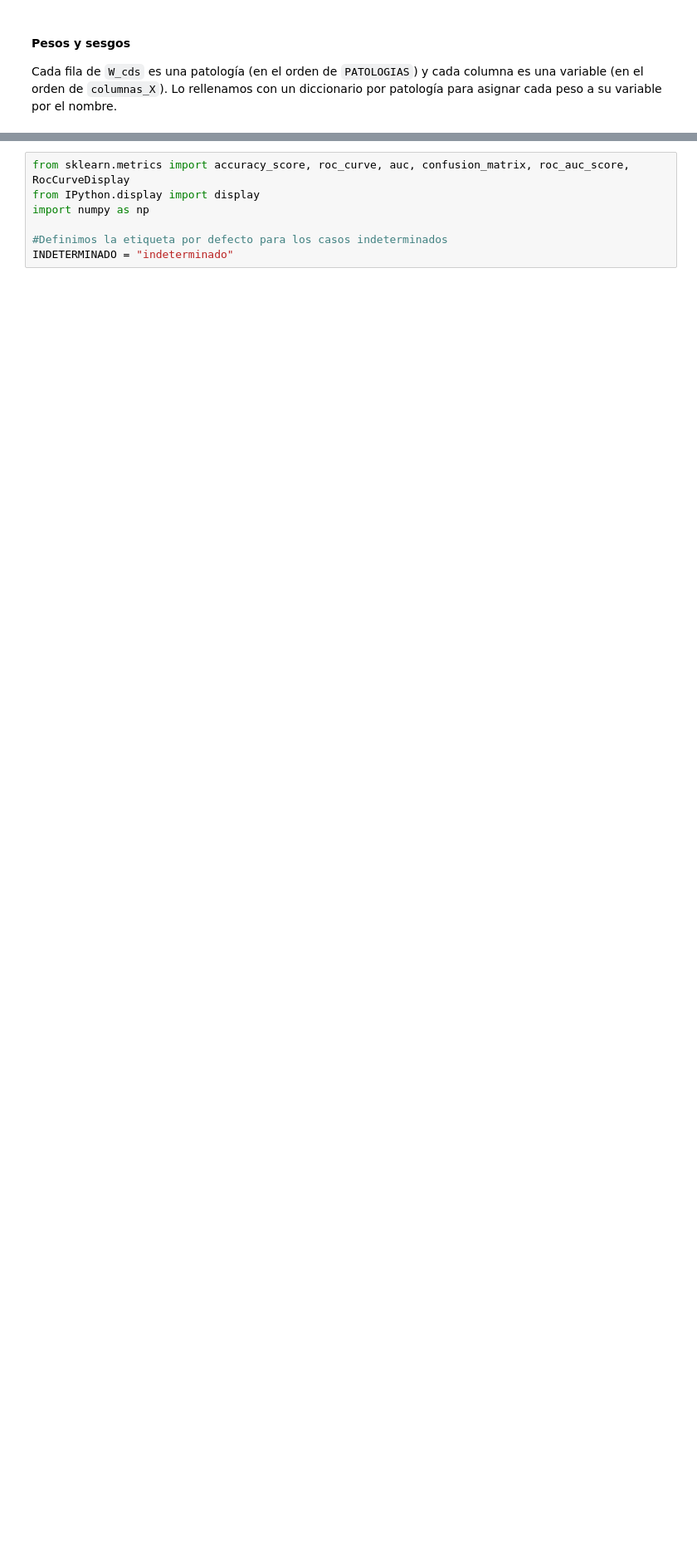
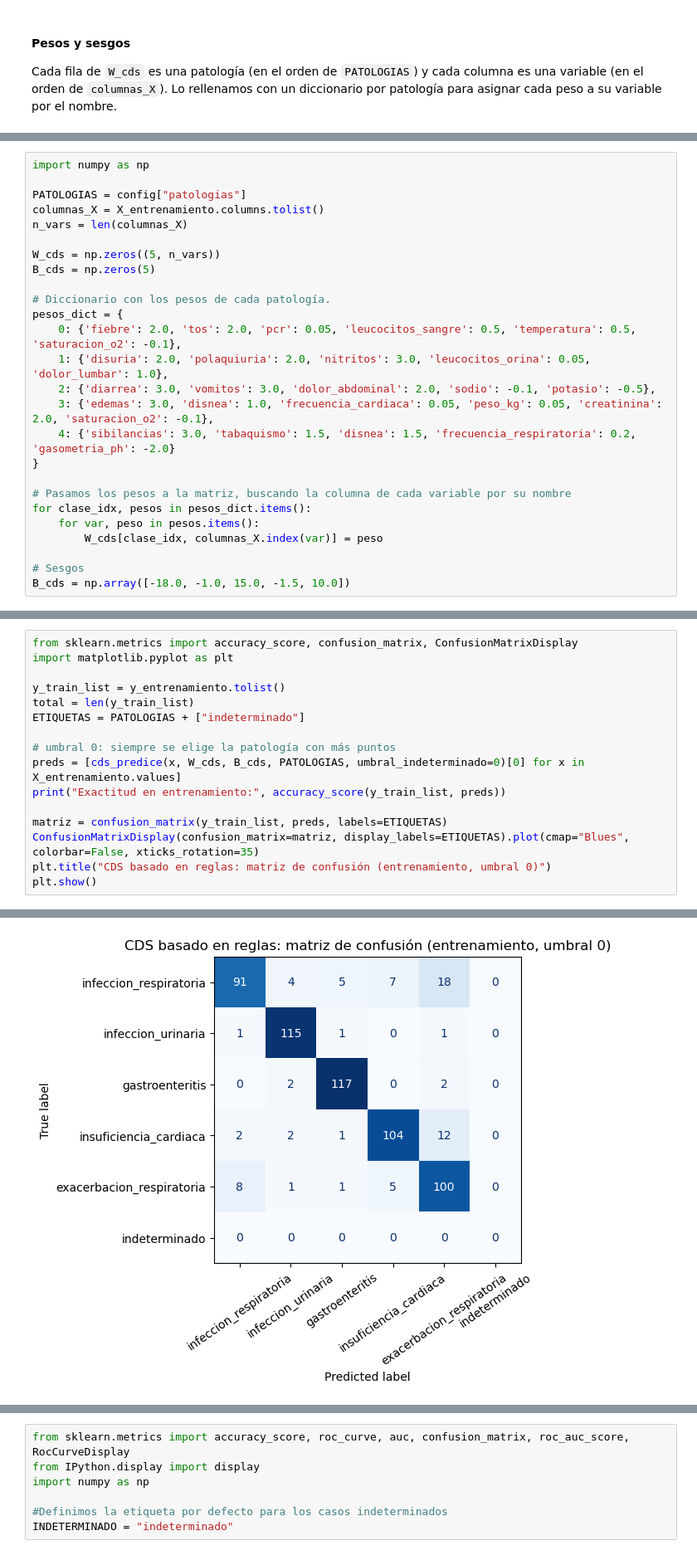
Before and after one commit to angelaNavarro11/sist-apoyo-decision-clinica, a Jupyter notebook: notebooks/Practica3-Resultados.ipynb, the cells around one changed output, grey strips where cells are left out. Shown at 83% size. Saved outputs shown, nothing was run; the diff lists cells and outputs as text; blank space fills up the shorter version.

```diff
--- a/notebooks/Practica3-Resultados.ipynb
+++ b/notebooks/Practica3-Resultados.ipynb
@@ -359,0 +279,26 @@ Umbral: 2.0 | Indeterminados: 600 | Exactitud Global: 0.000 | Exactitud Clasific
+# %%
+import numpy as np
+
+PATOLOGIAS = config["patologias"]
+columnas_X = X_entrenamiento.columns.tolist()
+n_vars = len(columnas_X)
+
+W_cds = np.zeros((5, n_vars))
+B_cds = np.zeros(5)
+
+# Diccionario con los pesos de cada patología.
+pesos_dict = {
+    0: {'fiebre': 2.0, 'tos': 2.0, 'pcr': 0.05, 'leucocitos_sangre': 0.5, 'temperatura': 0.5, 'saturacion_o2': -0.1},
+    1: {'disuria': 2.0, 'polaquiuria': 2.0, 'nitritos': 3.0, 'leucocitos_orina': 0.05, 'dolor_lumbar': 1.0},
+    2: {'diarrea': 3.0, 'vomitos': 3.0, 'dolor_abdominal': 2.0, 'sodio': -0.1, 'potasio': -0.5},
+    3: {'edemas': 3.0, 'disnea': 1.0, 'frecuencia_cardiaca': 0.05, 'peso_kg': 0.05, 'creatinina': 2.0, 'saturacion_o2': -0.1},
+    4: {'sibilancias': 3.0, 'tabaquismo': 1.5, 'disnea': 1.5, 'frecuencia_respiratoria': 0.2, 'gasometria_ph': -2.0}
+}
+
+# Pasamos los pesos a la matriz, buscando la columna de cada variable por su nombre
+for clase_idx, pesos in pesos_dict.items():
+    for var, peso in pesos.items():
+        W_cds[clase_idx, columnas_X.index(var)] = peso
+
+# Sesgos
+B_cds = np.array([-18.0, -1.0, 15.0, -1.5, 10.0])
@@ -359,0 +344,17 @@ Umbral: 2.0 | Indeterminados: 600 | Exactitud Global: 0.000 | Exactitud Clasific
+# %%
+from sklearn.metrics import accuracy_score, confusion_matrix, ConfusionMatrixDisplay
+import matplotlib.pyplot as plt
+
+y_train_list = y_entrenamiento.tolist()
+total = len(y_train_list)
+ETIQUETAS = PATOLOGIAS + ["indeterminado"]
+
+# umbral 0: siempre se elige la patología con más puntos
+preds = [cds_predice(x, W_cds, B_cds, PATOLOGIAS, umbral_indeterminado=0)[0] for x in X_entrenamiento.values]
+print("Exactitud en entrenamiento:", accuracy_score(y_train_list, preds))
+
+matriz = confusion_matrix(y_train_list, preds, labels=ETIQUETAS)
+ConfusionMatrixDisplay(confusion_matrix=matriz, display_labels=ETIQUETAS).plot(cmap="Blues", colorbar=False, xticks_rotation=35)
+plt.title("CDS basado en reglas: matriz de confusión (entrenamiento, umbral 0)")
+plt.show()
+# %% [output]
@@ -359,0 +362 @@ Umbral: 2.0 | Indeterminados: 600 | Exactitud Global: 0.000 | Exactitud Clasific
+[figure, added]
```
Also changed, not shown: parts of 18 cells of this notebook.
